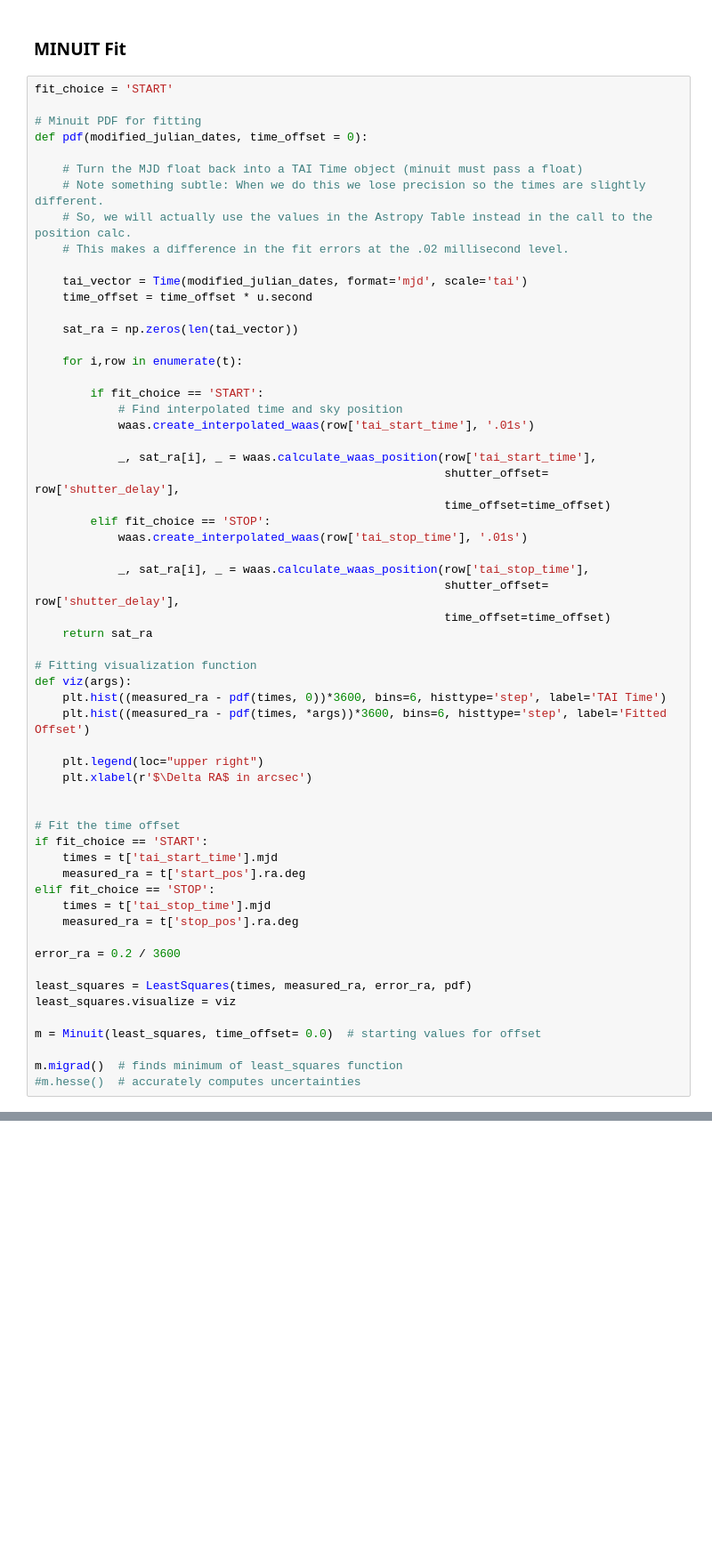
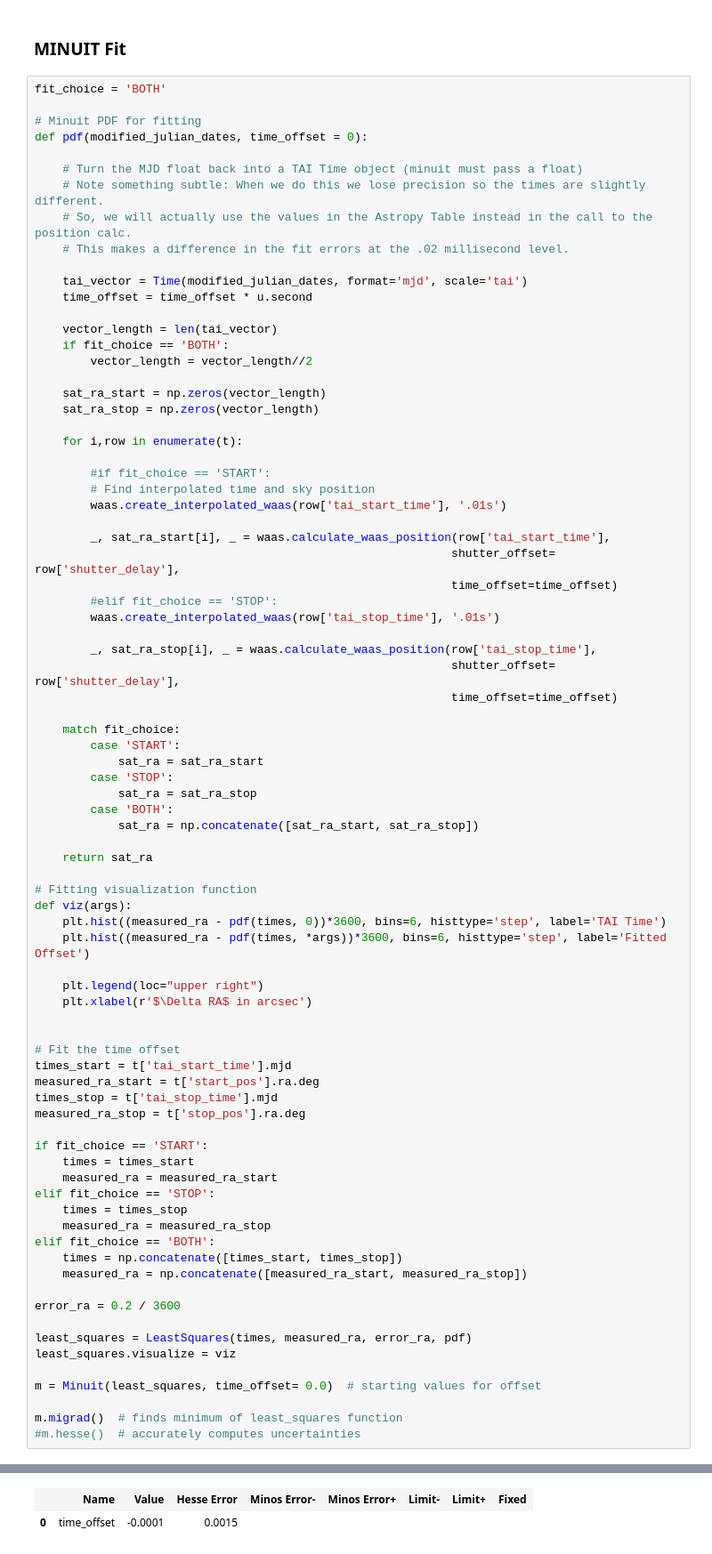
Before and after one commit to cwwalter/geosynchronous-satellites, a Jupyter notebook: LSSTCam-Timing Fit.ipynb, the cells around one changed output, grey strips where cells are left out. Shown at 89% size. Saved outputs shown, nothing was run; the diff lists cells and outputs as text; blank space fills up the shorter version.

```diff
--- a/LSSTCam-Timing Fit.ipynb
+++ b/LSSTCam-Timing Fit.ipynb
@@ -597,7 +718,7 @@ print()
 # %% [markdown]
 ### MINUIT Fit
 # %%
-fit_choice = 'START'
+fit_choice = 'BOTH'
 
 # Minuit PDF for fitting
 def pdf(modified_julian_dates, time_offset = 0):
@@ -610,23 +731,37 @@ def pdf(modified_julian_dates, time_offset = 0):
     tai_vector = Time(modified_julian_dates, format='mjd', scale='tai')
     time_offset = time_offset * u.second
 
-    sat_ra = np.zeros(len(tai_vector))
+    vector_length = len(tai_vector)
+    if fit_choice == 'BOTH':
+        vector_length = vector_length//2
+
+    sat_ra_start = np.zeros(vector_length)
+    sat_ra_stop = np.zeros(vector_length)
 
     for i,row in enumerate(t):
 
-        if fit_choice == 'START':
-            # Find interpolated time and sky position
-            waas.create_interpolated_waas(row['tai_start_time'], '.01s')
+        #if fit_choice == 'START':
+        # Find interpolated time and sky position
+        waas.create_interpolated_waas(row['tai_start_time'], '.01s')
 
-            _, sat_ra[i], _ = waas.calculate_waas_position(row['tai_start_time'],
-                                                           shutter_offset= row['shutter_delay'],
-                                                           time_offset=time_offset)
-        elif fit_choice == 'STOP':
-            waas.create_interpolated_waas(row['tai_stop_time'], '.01s')
+        _, sat_ra_start[i], _ = waas.calculate_waas_position(row['tai_start_time'],
+                                                            shutter_offset= row['shutter_delay'],
+                                                            time_offset=time_offset)
+        #elif fit_choice == 'STOP':
+        waas.create_interpolated_waas(row['tai_stop_time'], '.01s')
 
-            _, sat_ra[i], _ = waas.calculate_waas_position(row['tai_stop_time'],
-                                                           shutter_offset= row['shutter_delay'],
-                                                           time_offset=time_offset)
+        _, sat_ra_stop[i], _ = waas.calculate_waas_position(row['tai_stop_time'],
+                                                            shutter_offset= row['shutter_delay'],
+                                                            time_offset=time_offset)
+
+    match fit_choice:
+        case 'START':
+            sat_ra = sat_ra_start
+        case 'STOP':
+            sat_ra = sat_ra_stop
+        case 'BOTH':
+            sat_ra = np.concatenate([sat_ra_start, sat_ra_stop])
+
     return sat_ra
 
 # Fitting visualization function
@@ -639,12 +774,20 @@ def viz(args):
 
 
 # Fit the time offset
+times_start = t['tai_start_time'].mjd
+measured_ra_start = t['start_pos'].ra.deg
+times_stop = t['tai_stop_time'].mjd
+measured_ra_stop = t['stop_pos'].ra.deg
+
 if fit_choice == 'START':
-    times = t['tai_start_time'].mjd
-    measured_ra = t['start_pos'].ra.deg
+    times = times_start
+    measured_ra = measured_ra_start
 elif fit_choice == 'STOP':
-    times = t['tai_stop_time'].mjd
-    measured_ra = t['stop_pos'].ra.deg
+    times = times_stop
+    measured_ra = measured_ra_stop
+elif fit_choice == 'BOTH':
+    times = np.concatenate([times_start, times_stop])
+    measured_ra = np.concatenate([measured_ra_start, measured_ra_stop])
 
 error_ra = 0.2 / 3600
 
@@ -655,3 +798,4 @@ m = Minuit(least_squares, time_offset= 0.0)  # starting values for offset
 
 m.migrad()  # finds minimum of least_squares function
 #m.hesse()  # accurately computes uncertainties
+# %% [output]
@@ -657,0 +808,2 @@ m.migrad()  # finds minimum of least_squares function
+|  | Name | Value | Hesse Error | Minos Error- | Minos Error+ | Limit- | Limit+ | Fixed |
+| 0 | time_offset | -0.0001 | 0.0015 |  |  |  |  |  |
```
Also changed, not shown: parts of 25 cells of this notebook.
